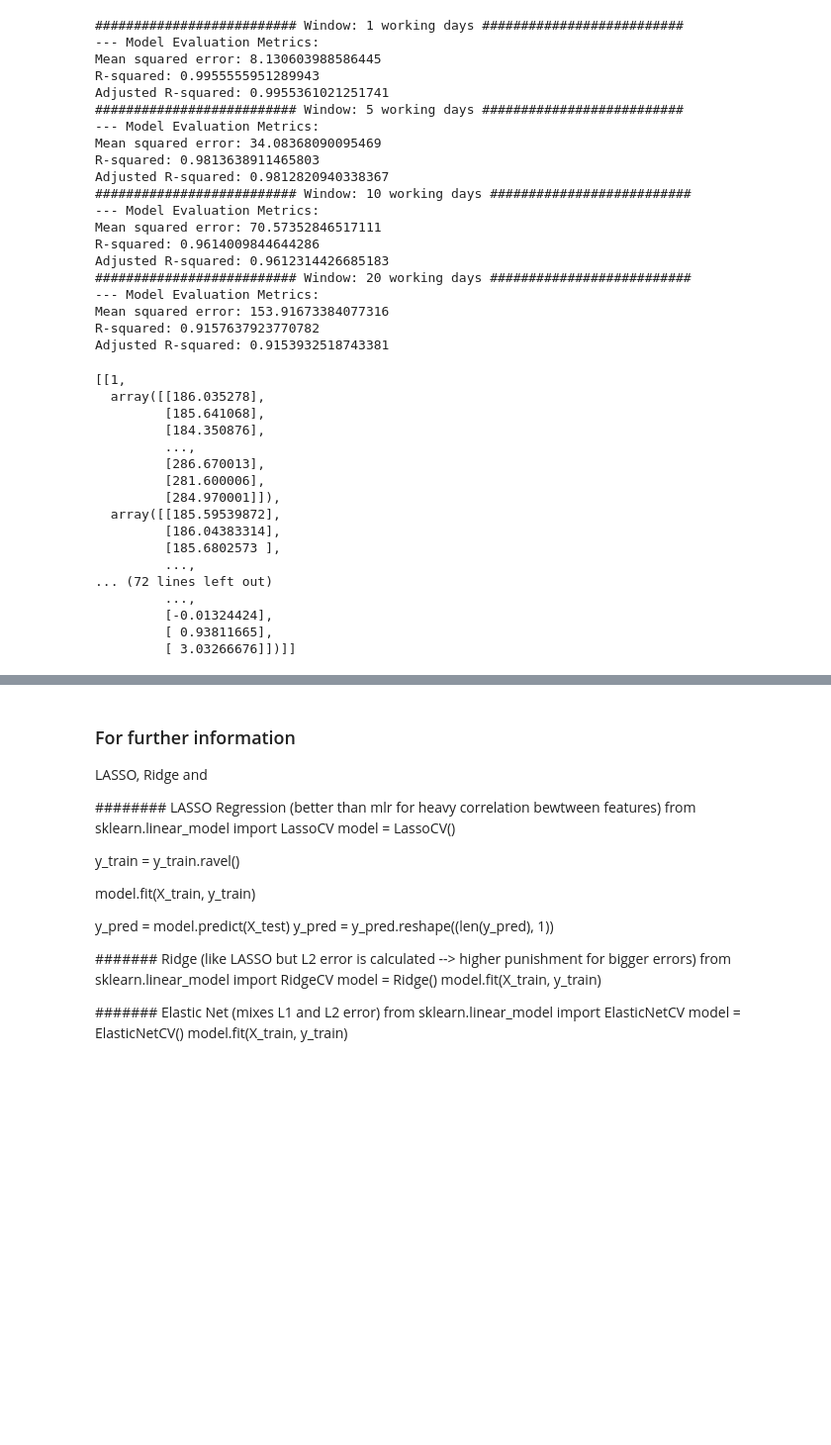
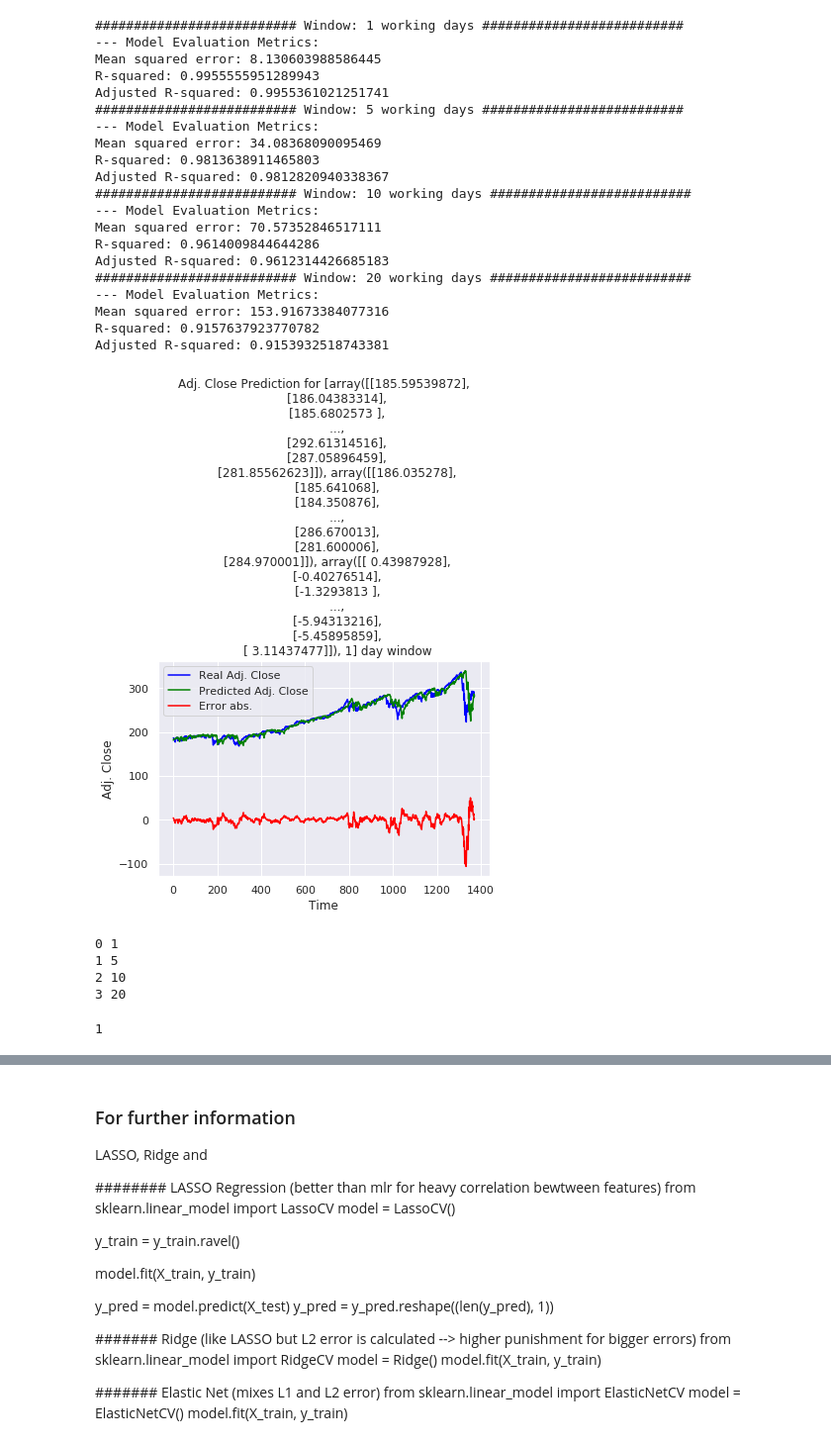
Before and after one commit to MaxMaelicke/dsnd_capstone_stock_price_predictor, a Jupyter notebook: Stock Price Predictor_Data and Model Exploration.ipynb, the cells around one changed output, grey strips where cells are left out. Shown: that part at 99% size. Drawn from its saved outputs; the diff is of its cells as text; code cells hidden in the pictures; blank space fills up the shorter version.

```diff
--- a/Stock Price Predictor_Data and Model Exploration.ipynb
+++ b/Stock Price Predictor_Data and Model Exploration.ipynb
@@ -854,25 +863,20 @@ R-squared: 0.9157637923770782
 Adjusted R-squared: 0.9153932518743381
 # %%
 # Calculate erros from window_ridge_data (window, y_test, y_pred, err)
-window_ridge_data
-# plot_results(y_pred, y_test, error, window)
+#window_ridge_data
+plot_results(y_pred, y_test, err, True, window)
 # %% [output]
-[[1,
-  array([[186.035278],
-         [185.641068],
-         [184.350876],
-         ...,
-         [286.670013],
-         [281.600006],
-         [284.970001]]),
-  array([[185.59539872],
-         [186.04383314],
-         [185.6802573 ],
-         ...,
-... (72 lines left out)
-         ...,
-         [-0.01324424],
-         [ 0.93811665],
-         [ 3.03266676]])]]
+[figure, added]
 # %%
 # Histograms of prediction errors and confidence intervals
+for i, data in enumerate(window_ridge_data):
+    print(i, window_ridge_data[i][3])
+# %% [output]
+0 1
+1 5
+2 10
+3 20
+# %%
+window_ridge_data[0][3]
+# %% [output]
+1
```
Also changed, not shown: parts of 18 cells of this notebook.
